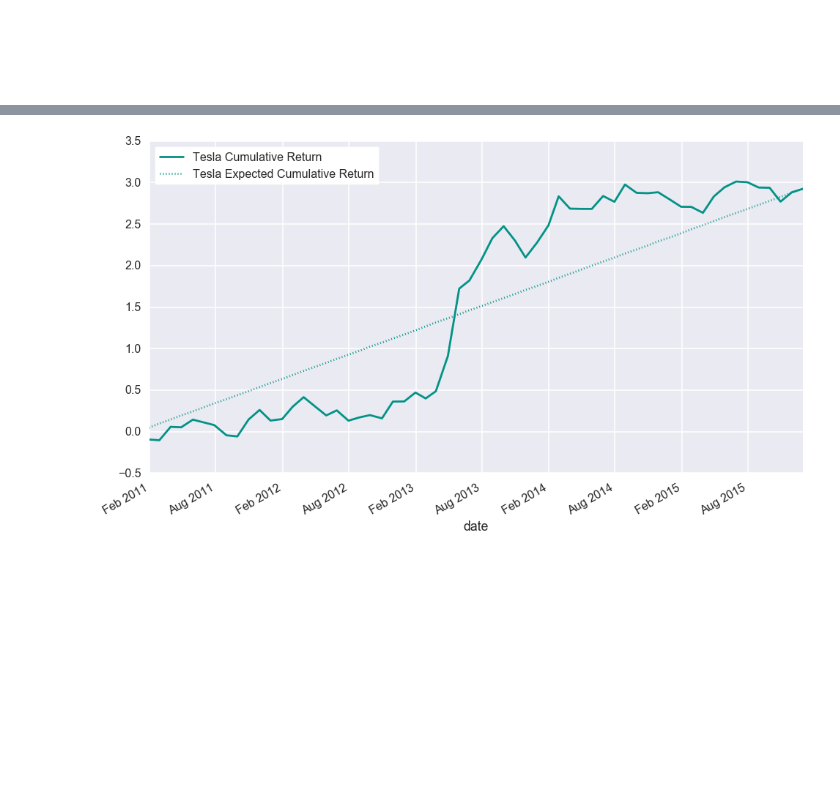
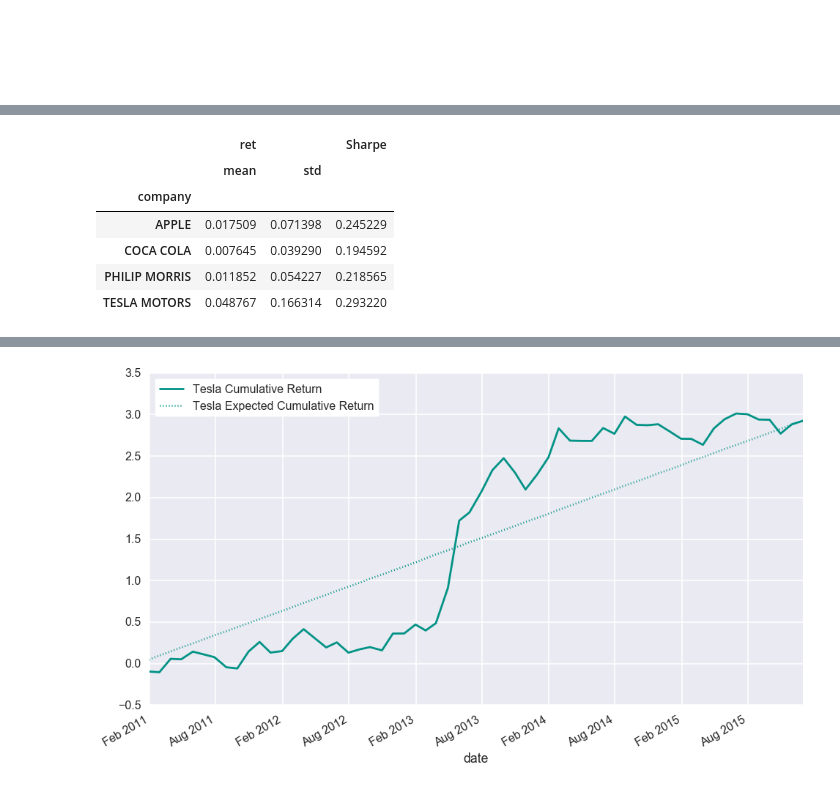
Before and after one commit to AndreaBarbon/Statistical-methods, a Jupyter notebook: Statistical Methods.ipynb, the cells around one changed output, grey strips where cells are left out. Cells and saved outputs as stored; diff of their text form; code cells hidden in the pictures; blank space fills up the shorter version.

```diff
--- a/Statistical Methods.ipynb
+++ b/Statistical Methods.ipynb
@@ -136,0 +202,12 @@ data['deviation'] = data['ret'] - data['ER']
+# %%
+df = data.groupby('company')['ret'].agg( {'ret':[np.mean, np.std]} )
+df['Sharpe'] = df['ret','mean'] / df['ret','std']
+df
+# %% [output]
+|  | ret |  | Sharpe |
+|  | mean | std |  |
+| company |  |  |  |
+| APPLE | 0.017509 | 0.071398 | 0.245229 |
+| COCA COLA | 0.007645 | 0.039290 | 0.194592 |
+| PHILIP MORRIS | 0.011852 | 0.054227 | 0.218565 |
+| TESLA MOTORS | 0.048767 | 0.166314 | 0.293220 |
```
Also changed, not shown: parts of 31 cells of this notebook.
